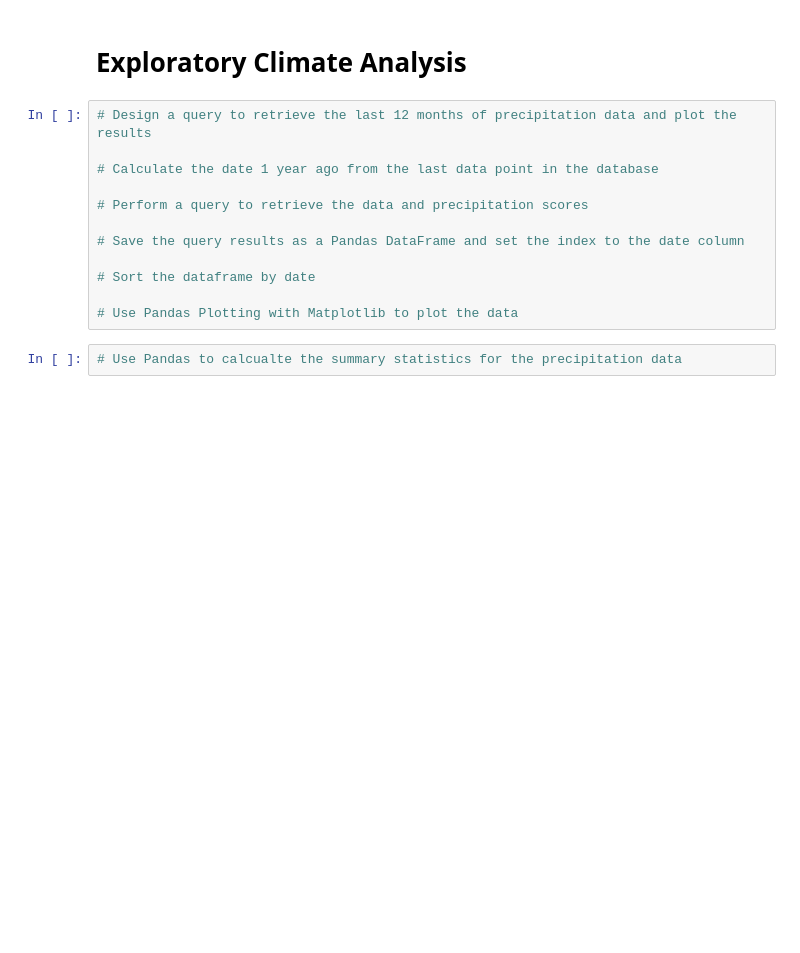
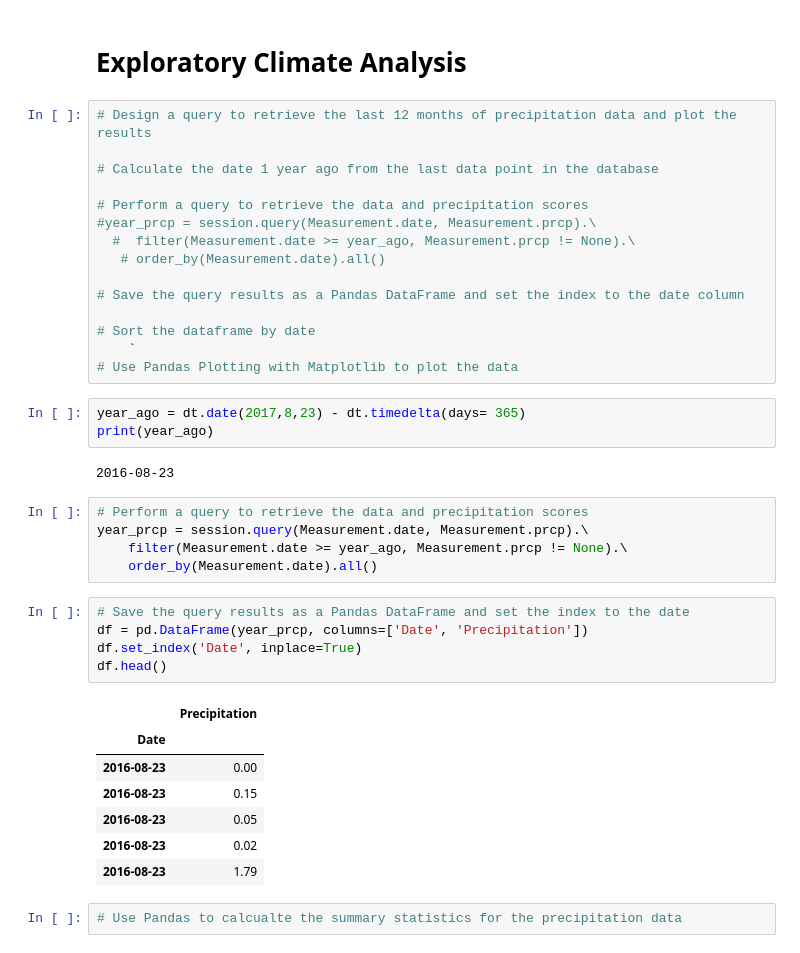
Before and after one commit to aamtman/sqlalchemy-challenge, a Jupyter notebook: Alyson.ipynb, the cells around one changed output. Saved outputs shown, nothing was run; the diff lists cells and outputs as text; blank space fills up the shorter version.

```diff
--- a/Alyson.ipynb
+++ b/Alyson.ipynb
@@ -90,12 +90,38 @@ engine.execute('SELECT * FROM station').fetchall()
 # Calculate the date 1 year ago from the last data point in the database
 
 # Perform a query to retrieve the data and precipitation scores
+#year_prcp = session.query(Measurement.date, Measurement.prcp).\
+  #  filter(Measurement.date >= year_ago, Measurement.prcp != None).\
+   # order_by(Measurement.date).all()
 
 # Save the query results as a Pandas DataFrame and set the index to the date column
 
 # Sort the dataframe by date
-
+    `
 # Use Pandas Plotting with Matplotlib to plot the data
+# %%
+year_ago = dt.date(2017,8,23) - dt.timedelta(days= 365)
+print(year_ago)
+# %% [output]
+2016-08-23
+# %%
+# Perform a query to retrieve the data and precipitation scores
+year_prcp = session.query(Measurement.date, Measurement.prcp).\
+    filter(Measurement.date >= year_ago, Measurement.prcp != None).\
+    order_by(Measurement.date).all()
+# %%
+# Save the query results as a Pandas DataFrame and set the index to the date
+df = pd.DataFrame(year_prcp, columns=['Date', 'Precipitation'])
+df.set_index('Date', inplace=True)
+df.head()
+# %% [output]
+|  | Precipitation |
+| Date |  |
+| 2016-08-23 | 0.00 |
+| 2016-08-23 | 0.15 |
+| 2016-08-23 | 0.05 |
+| 2016-08-23 | 0.02 |
+| 2016-08-23 | 1.79 |
 # %%
 # Use Pandas to calcualte the summary statistics for the precipitation data
 # %%
```
Also changed, not shown: parts of 10 cells of this notebook, 2 other files.
